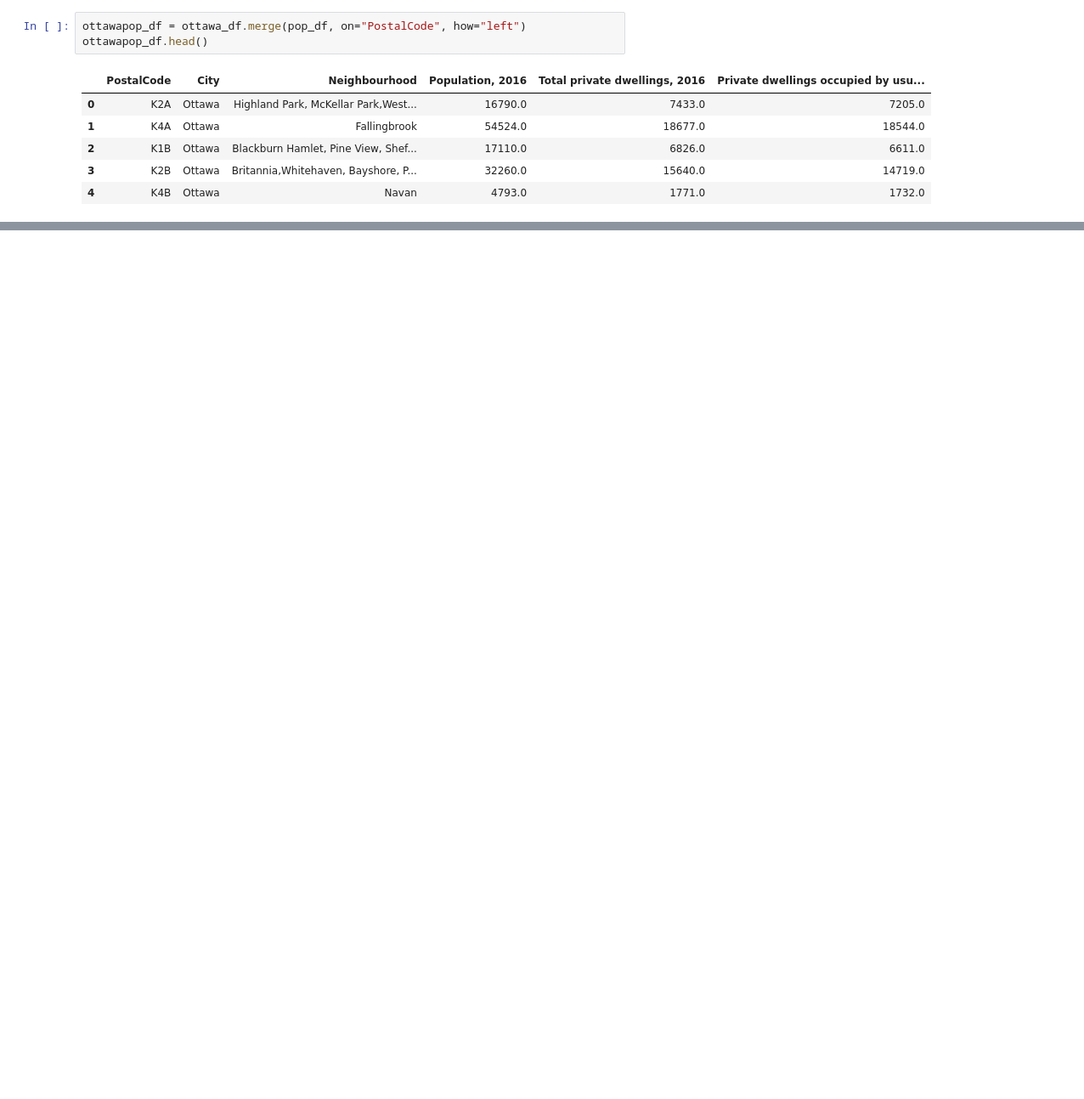
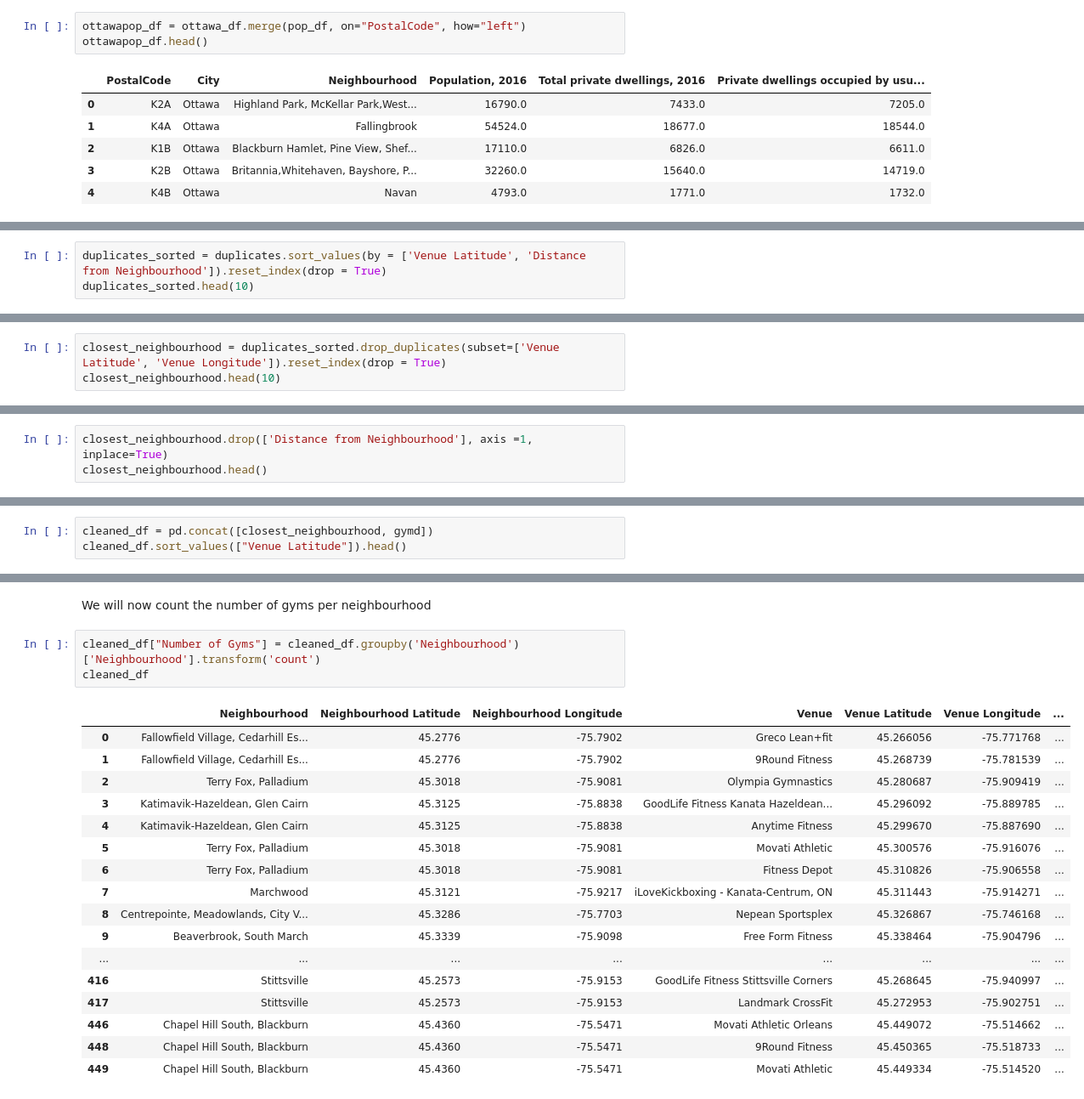
Before and after one commit to Carrank/Coursera_Capstone, a Jupyter notebook: Coursera_Capstone_Final.ipynb, the cells around one changed output, grey strips where cells are left out. Shown: that part at 85% size. Cells and saved outputs as stored; diff of their text form; blank space fills up the shorter version.

```diff
--- a/Coursera_Capstone_Final.ipynb
+++ b/Coursera_Capstone_Final.ipynb
@@ -395,0 +504,3 @@ ottawa_onehot.shape
+# %%
+duplicates_sorted = duplicates.sort_values(by = ['Venue Latitude', 'Distance from Neighbourhood']).reset_index(drop = True)
+duplicates_sorted.head(10)
@@ -395,0 +519,3 @@ ottawa_onehot.shape
+# %%
+closest_neighbourhood = duplicates_sorted.drop_duplicates(subset=['Venue Latitude', 'Venue Longitude']).reset_index(drop = True)
+closest_neighbourhood.head(10)
@@ -395,0 +534,3 @@ ottawa_onehot.shape
+# %%
+closest_neighbourhood.drop(['Distance from Neighbourhood'], axis =1, inplace=True)
+closest_neighbourhood.head()
@@ -395,0 +544,3 @@ ottawa_onehot.shape
+# %%
+cleaned_df = pd.concat([closest_neighbourhood, gymd])
+cleaned_df.sort_values(["Venue Latitude"]).head()
@@ -395,0 +574,23 @@ ottawa_onehot.shape
+# %% [markdown]
+We will now count the number of gyms per neighbourhood
+# %%
+cleaned_df["Number of Gyms"] = cleaned_df.groupby('Neighbourhood')['Neighbourhood'].transform('count')
+cleaned_df
+# %% [output]
+|  | Neighbourhood | Neighbourhood Latitude | Neighbourhood Longitude | Venue | Venue Latitude | Venue Longitude | ... |
+| 0 | Fallowfield Village, Cedarhill Es... | 45.2776 | -75.7902 | Greco Lean+fit | 45.266056 | -75.771768 | ... |
+| 1 | Fallowfield Village, Cedarhill Es... | 45.2776 | -75.7902 | 9Round Fitness | 45.268739 | -75.781539 | ... |
+| 2 | Terry Fox, Palladium | 45.3018 | -75.9081 | Olympia Gymnastics | 45.280687 | -75.909419 | ... |
+| 3 | Katimavik-Hazeldean, Glen Cairn | 45.3125 | -75.8838 | GoodLife Fitness Kanata Hazeldean... | 45.296092 | -75.889785 | ... |
+| 4 | Katimavik-Hazeldean, Glen Cairn | 45.3125 | -75.8838 | Anytime Fitness | 45.299670 | -75.887690 | ... |
+| 5 | Terry Fox, Palladium | 45.3018 | -75.9081 | Movati Athletic | 45.300576 | -75.916076 | ... |
+| 6 | Terry Fox, Palladium | 45.3018 | -75.9081 | Fitness Depot | 45.310826 | -75.906558 | ... |
+| 7 | Marchwood | 45.3121 | -75.9217 | iLoveKickboxing - Kanata-Centrum, ON | 45.311443 | -75.914271 | ... |
+| 8 | Centrepointe, Meadowlands, City V... | 45.3286 | -75.7703 | Nepean Sportsplex | 45.326867 | -75.746168 | ... |
+| 9 | Beaverbrook, South March | 45.3339 | -75.9098 | Free Form Fitness | 45.338464 | -75.904796 | ... |
+| ... | ... | ... | ... | ... | ... | ... | ... |
+| 416 | Stittsville | 45.2573 | -75.9153 | GoodLife Fitness Stittsville Corners | 45.268645 | -75.940997 | ... |
+| 417 | Stittsville | 45.2573 | -75.9153 | Landmark CrossFit | 45.272953 | -75.902751 | ... |
+| 446 | Chapel Hill South, Blackburn | 45.4360 | -75.5471 | Movati Athletic Orleans | 45.449072 | -75.514662 | ... |
+| 448 | Chapel Hill South, Blackburn | 45.4360 | -75.5471 | 9Round Fitness | 45.450365 | -75.518733 | ... |
+| 449 | Chapel Hill South, Blackburn | 45.4360 | -75.5471 | Movati Athletic | 45.449334 | -75.514520 | ... |
```
Also changed, not shown: parts of 79 cells of this notebook.
